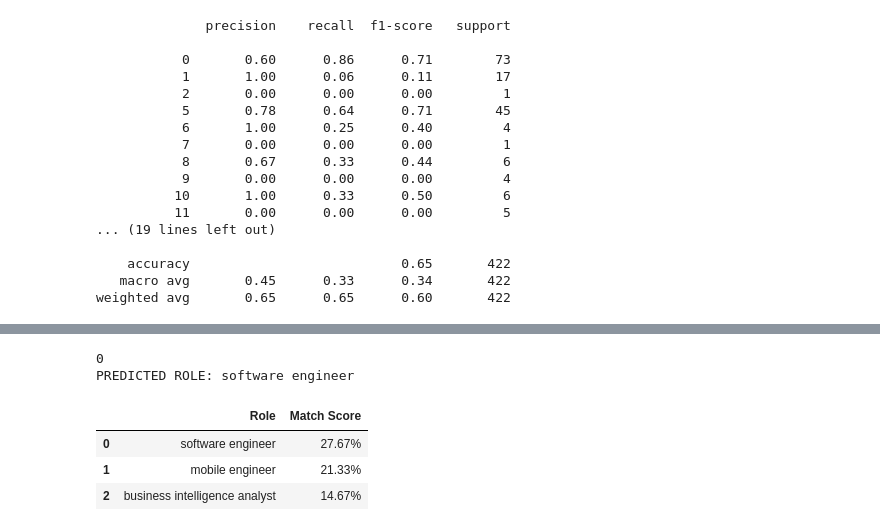
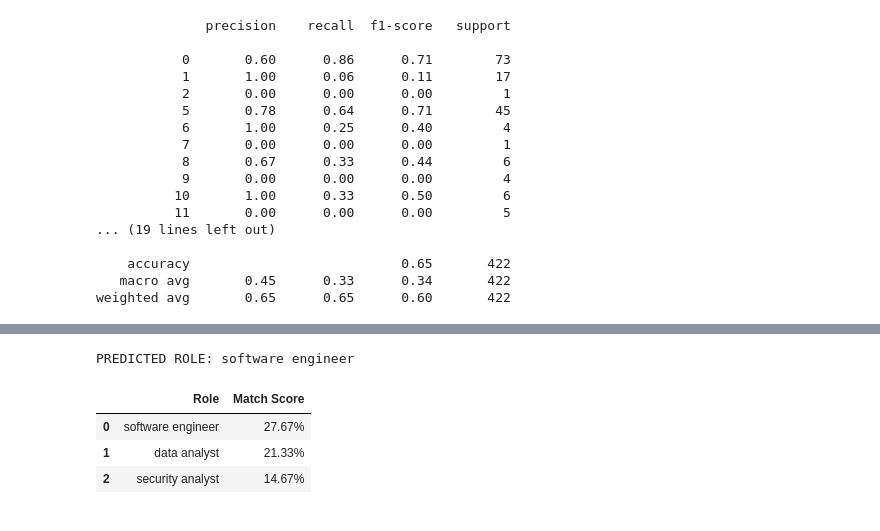
Before and after one commit to anshikabajpai23/CareerPathGuidanceTool, a Jupyter notebook: notebooks/random_forest.ipynb, the cells around one changed output, grey strips where cells are left out. Saved outputs shown, nothing was run; the diff lists cells and outputs as text; code cells hidden in the pictures.

Commit message:
fixed predictions for RF

```diff
--- a/notebooks/random_forest.ipynb
+++ b/notebooks/random_forest.ipynb
@@ -169,22 +125,51 @@ vulnerability scanner
-# %%
-skills=temp
-k=3
-user_skills=split_normalize_and_canonicalize(skills)
-all_skills = skills_df.columns.tolist()
-predicted_role = predict_user_role(user_vector)
-print("PREDICTED ROLE:", predicted_role)
-top_roles = top_k_roles(user_vector, k)
-
-import pandas as pd
-
-df_top_roles = pd.DataFrame(top_roles, columns=["Role", "Match Score"])
-df_top_roles["Match Score"] = df_top_roles["Match Score"].apply(lambda x: f"{x:.2%}")
-
-display(df_top_roles)
-# %% [output]
-0
-PREDICTED ROLE: software engineer
-|  | Role | Match Score |
-| 0 | software engineer | 27.67% |
-| 1 | mobile engineer | 21.33% |
-| 2 | business intelligence analyst | 14.67% |
+# %%
+import numpy as np
+import pandas as pd
+
+def predict_user_role(user_vector, model):
+    # ensure shape: (1, n_features)
+    user_vector = np.asarray(user_vector).reshape(1, -1)
+    pred_label = model.predict(user_vector)[0]            # actual class label
+    return class_to_title[pred_label]
+
+def top_k_roles(user_vector, k, model):
+    user_vector = np.asarray(user_vector).reshape(1, -1)
+    probs = model.predict_proba(user_vector)[0]           # shape (n_classes,)
+    # get indices of top k probabilities
+    top_idx = probs.argsort()[::-1][:k]
+    # map indices -> actual class labels, then to titles
+    top_labels = model.classes_[top_idx]                  # array of class labels
+    top_roles = [(class_to_title[label], probs[idx]) for idx, label in zip(top_idx, top_labels)]
+    return top_roles
+
+def encode_user_skills(user_skills, all_skills):
+    vec = np.zeros(len(all_skills), dtype=int)
+    skill_to_index = {s: i for i, s in enumerate(all_skills)}
+    for skill in user_skills:
+        if skill in skill_to_index:
+            vec[skill_to_index[skill]] = 1
+    return vec
+
+# ---------- usage (example) ----------
+# make sure all variables are set before making the vector
+user_skills = split_normalize_and_canonicalize(skills)   # user-provided skills (string list)
+all_skills = skills_df.columns.tolist()                  # feature list used by the model
+
+# always (re)create the vector *after* you set/modify skills or all_skills
+user_vector = encode_user_skills(user_skills, all_skills).reshape(1, -1)
+
+predicted_role = predict_user_role(user_vector, model=rf)
+print("PREDICTED ROLE:", predicted_role)
+
+k = 3
+top_roles = top_k_roles(user_vector, k=k, model=rf)
+
+df_top_roles = pd.DataFrame(top_roles, columns=["Role", "Match Score"])
+df_top_roles["Match Score"] = df_top_roles["Match Score"].apply(lambda x: f"{x:.2%}")
+display(df_top_roles)
+# %% [output]
+PREDICTED ROLE: software engineer
+|  | Role | Match Score |
+| 0 | software engineer | 27.67% |
+| 1 | data analyst | 21.33% |
+| 2 | security analyst | 14.67% |
```
Also changed, not shown: parts of 3 cells of this notebook.
